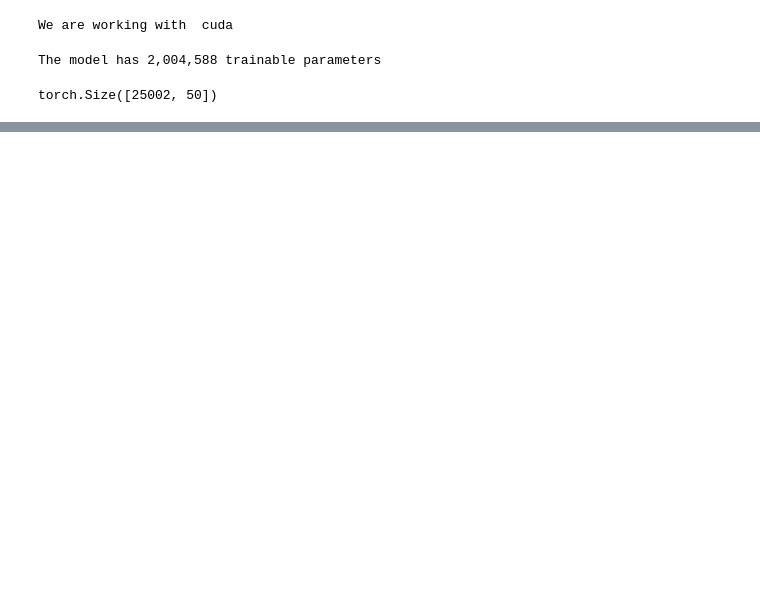
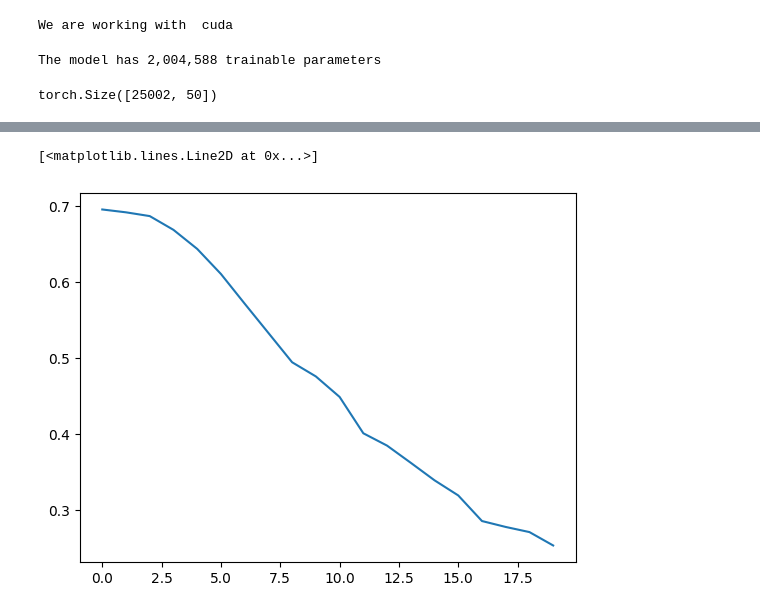
Before and after one commit to ganeshred/NLPAuthorshipAttributionNLM, a Jupyter notebook: Attention_bi_LSTM_task1.ipynb, the cells around one changed output, grey strips where cells are left out. Drawn from its saved outputs; the diff is of its cells as text; code cells hidden in the pictures; blank space fills up the shorter version.

```diff
--- a/Attention_bi_LSTM_task1.ipynb
+++ b/Attention_bi_LSTM_task1.ipynb
@@ -72,7 +68,7 @@ See the caveats in the documentation: https://pandas.pydata.org/pandas-docs/stab
 #     fix_length=500,
 #     lower=True
 # )
-TEXT = data.Field(tokenize = 'spacy', include_lengths = True)
+TEXT = data.Field(tokenize = 'spacy', tokenizer_language='en_core_web_sm', include_lengths = True)
 LABEL = data.LabelField(sequential=False, use_vocab=False, dtype = torch.float)
 
 # label_field = data.Field(sequential=False, use_vocab=False)
@@ -401,8 +397,13 @@ def epoch_time(start_time, end_time):
     elapsed_mins = int(elapsed_time / 60)
     elapsed_secs = int(elapsed_time - (elapsed_mins * 60))
     return elapsed_mins, elapsed_secs
+# %%
+train_losses_list = []
+valid_losses_list = []
+train_accs=[]
+valid_accs=[]
 # %%
-N_EPOCHS = 12
+N_EPOCHS = 20
 path = F"/content/gdrive/My Drive/attentionbilstm_model_task1.pt"
 best_valid_loss = float('inf')
 
@@ -423,6 +424,10 @@ for epoch in range(N_EPOCHS):
     end_time = time.time()
 
     epoch_mins, epoch_secs = epoch_time(start_time, end_time)
+    train_losses_list.append(train_loss)
+    valid_losses_list.append(valid_loss)
+    train_accs.append(train_acc*100)
+    valid_accs.append(valid_acc*100)
 
     if valid_loss < best_valid_loss:
         best_valid_loss = valid_loss
@@ -457,0 +463,7 @@ Test Loss: 1.077 | Test Acc: 35.08%
+# %%
+import matplotlib.pyplot as plt
+
+plt.plot(train_losses_list)
+# %% [output]
+[<matplotlib.lines.Line2D at 0x...>]
+[figure, added]
```
Also changed, not shown: parts of 16 cells of this notebook.
